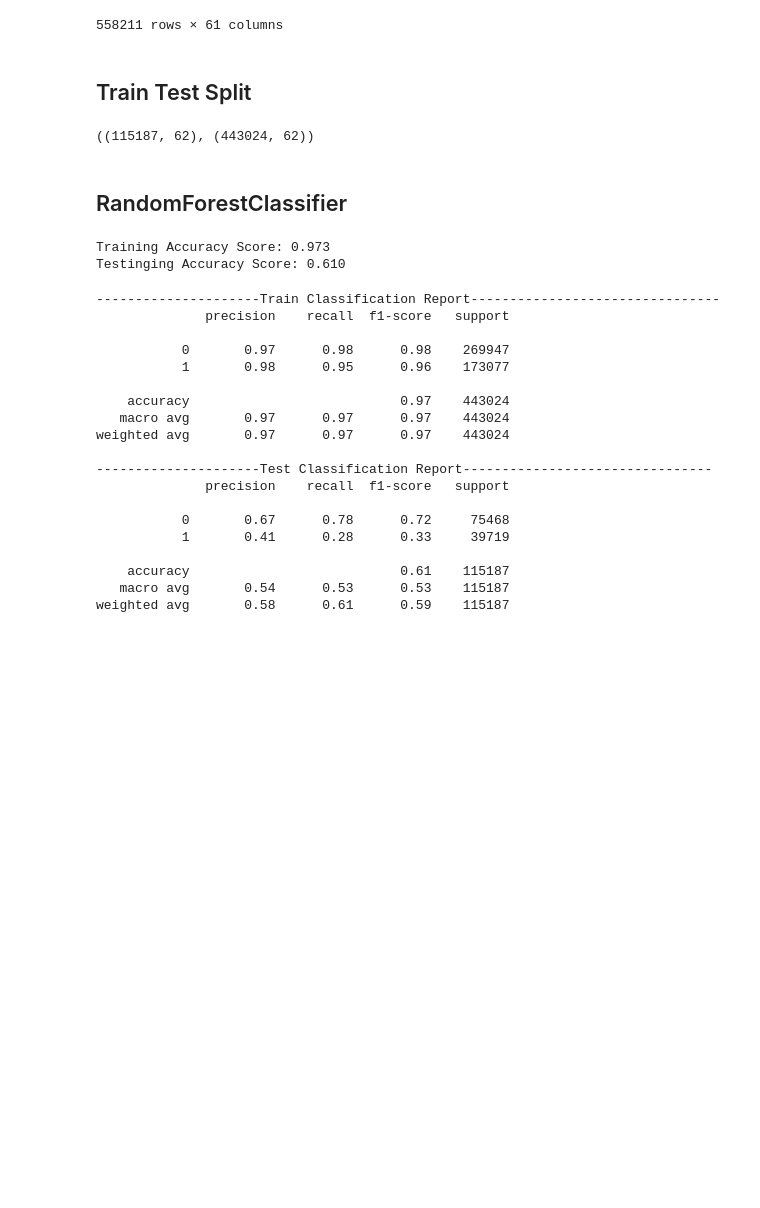
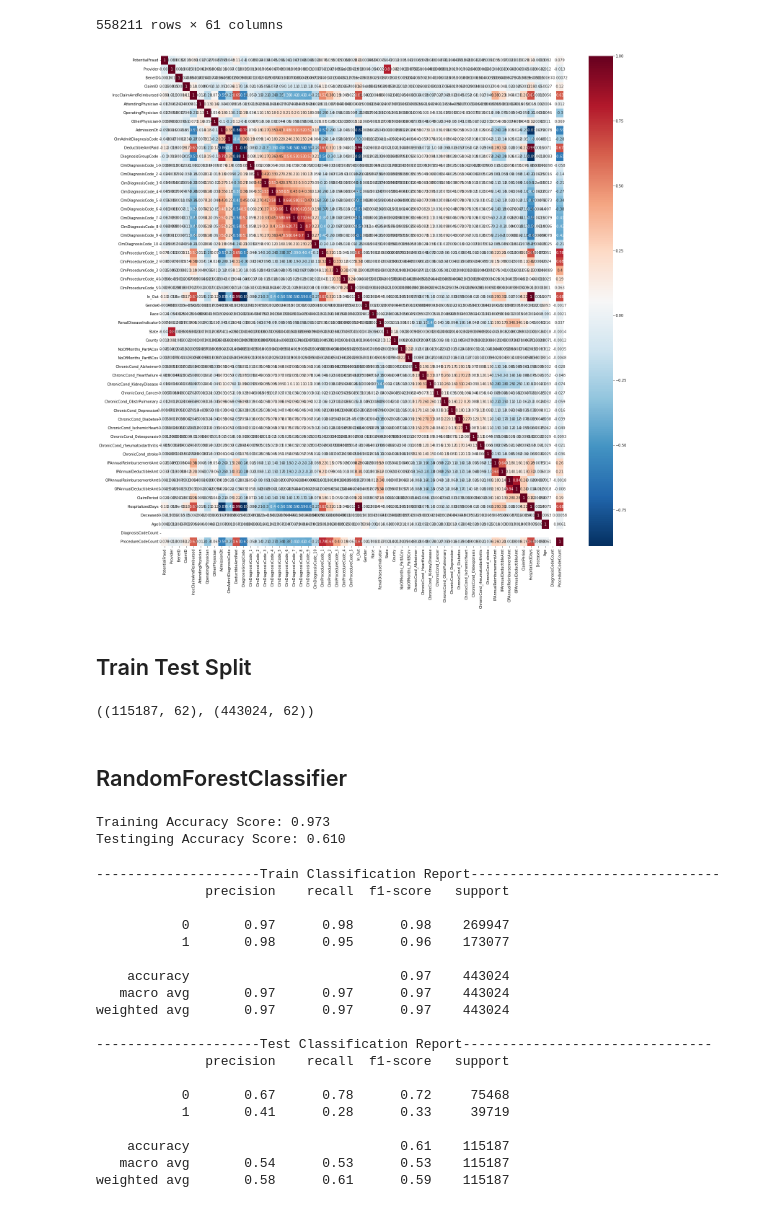
Before and after one commit to yang5hi/healthcare_provider_fraud_detection, a Jupyter notebook: 2c_Claim_Level_Basemodel.ipynb, the cells around one changed output. Saved outputs shown, nothing was run; the diff lists cells and outputs as text; code cells hidden in the pictures; blank space fills up the shorter version.

```diff
--- a/2c_Claim_Level_Basemodel.ipynb
+++ b/2c_Claim_Level_Basemodel.ipynb
@@ -182,6 +182,21 @@ df_num_reorder
 | 558209 | 0 | 2161 | 60012 | 450432 | 2009-10-18 | 2009-10-18 | 70 | ... |
 | 558210 | 0 | 2161 | 60012 | 494024 | 2009-11-17 | 2009-11-18 | 80 | ... |
 558211 rows × 61 columns
+# %%
+import seaborn as sb
+
+pearsoncorr_num = df_num_reorder.corr(method='pearson')
+
+fig = plt.figure(figsize=(25,25))
+sb.heatmap(pearsoncorr_num,
+            xticklabels=pearsoncorr_num.columns,
+            yticklabels=pearsoncorr_num.columns,
+            cmap='RdBu_r',
+            annot=True)
+
+plt.show()
+# %% [output]
+[figure, added]
 # %% [markdown]
 ## Train Test Split
 # %%
```
Also changed, not shown: parts of 6 cells of this notebook.
